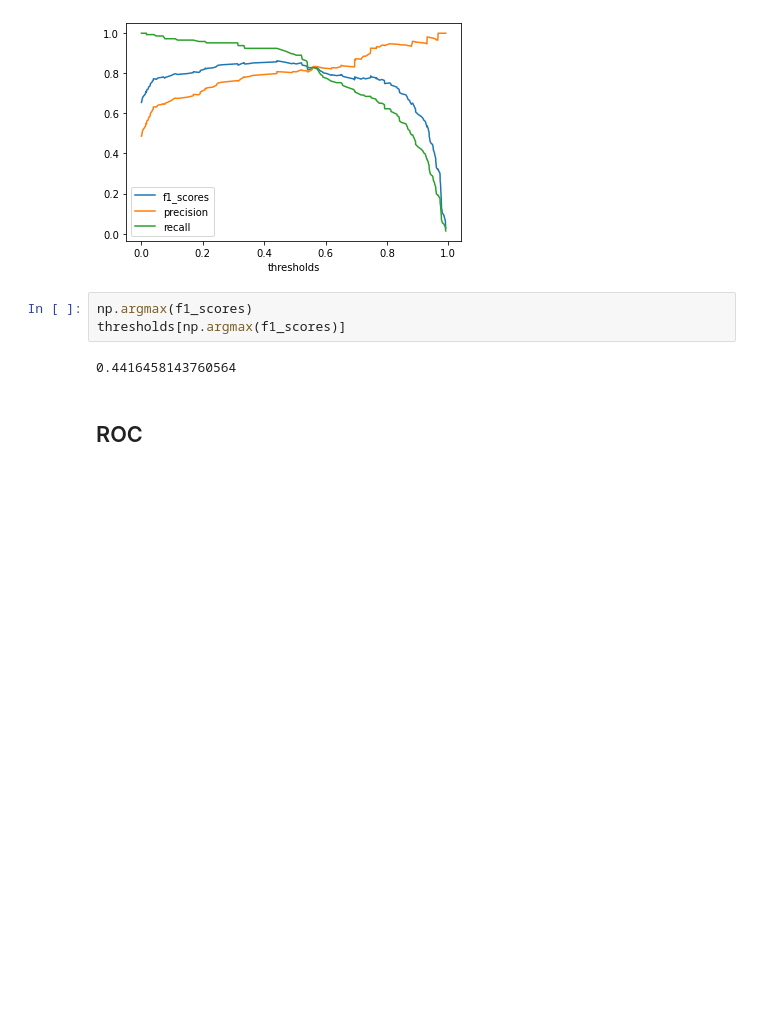
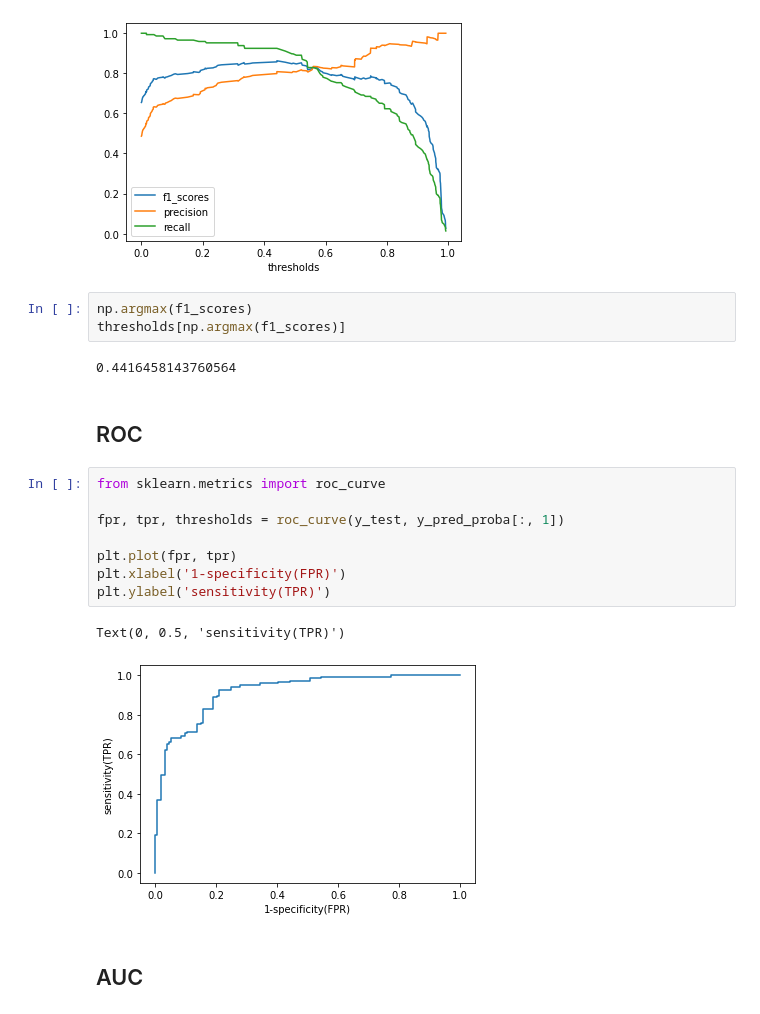
Before and after one commit to shu-suzuki-1124/machine_learning_practice, a Jupyter notebook: lesson10.ipynb, the cells around one changed output. Saved outputs shown, nothing was run; the diff lists cells and outputs as text; blank space fills up the shorter version.

```diff
--- a/lesson10.ipynb
+++ b/lesson10.ipynb
@@ -180,3 +180,16 @@ thresholds[np.argmax(f1_scores)]
 0.4416458143760564
 # %% [markdown]
  ## ROC
+# %%
+from sklearn.metrics import roc_curve
+
+fpr, tpr, thresholds = roc_curve(y_test, y_pred_proba[:, 1])
+
+plt.plot(fpr, tpr)
+plt.xlabel('1-specificity(FPR)')
+plt.ylabel('sensitivity(TPR)')
+# %% [output]
+Text(0, 0.5, 'sensitivity(TPR)')
+[figure, added]
+# %% [markdown]
+## AUC
```
Also changed, not shown: parts of 1 cell of this notebook.
